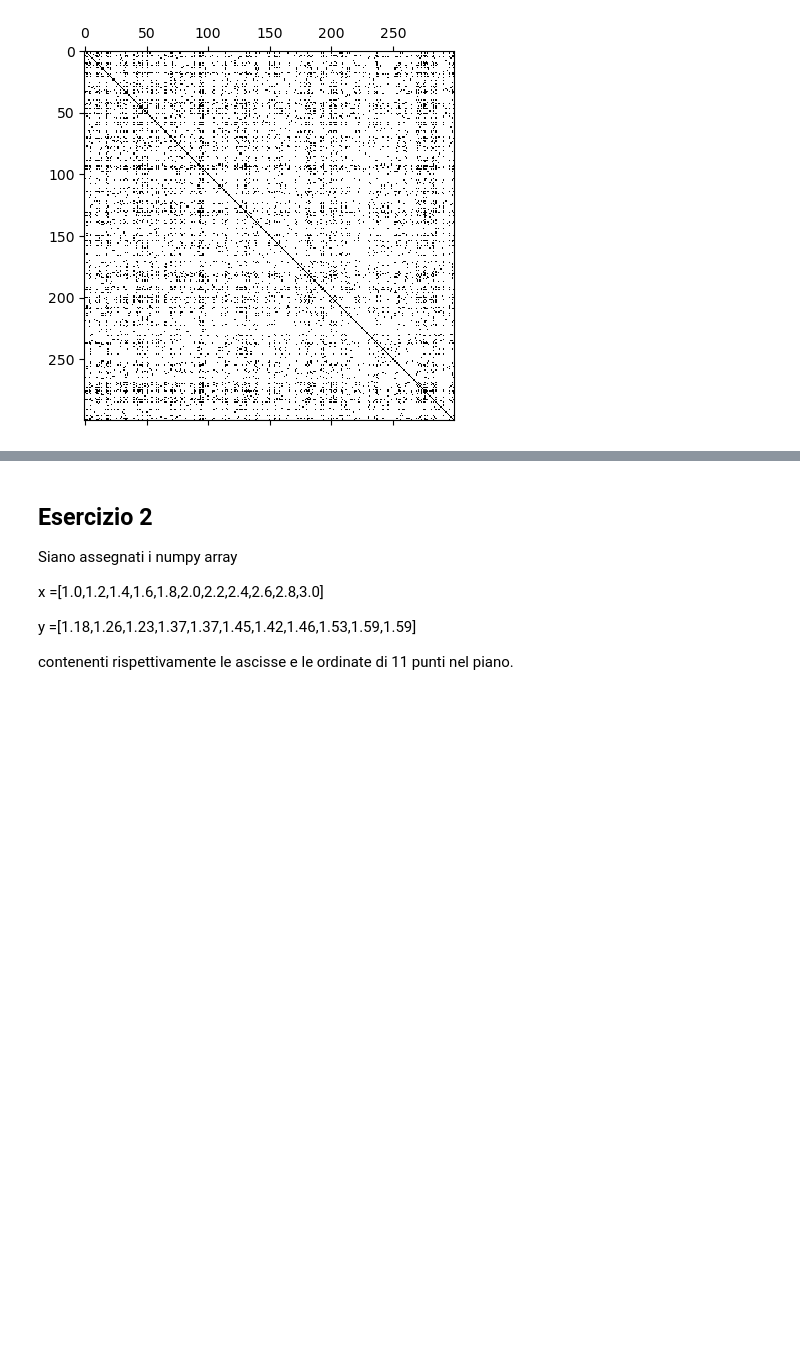
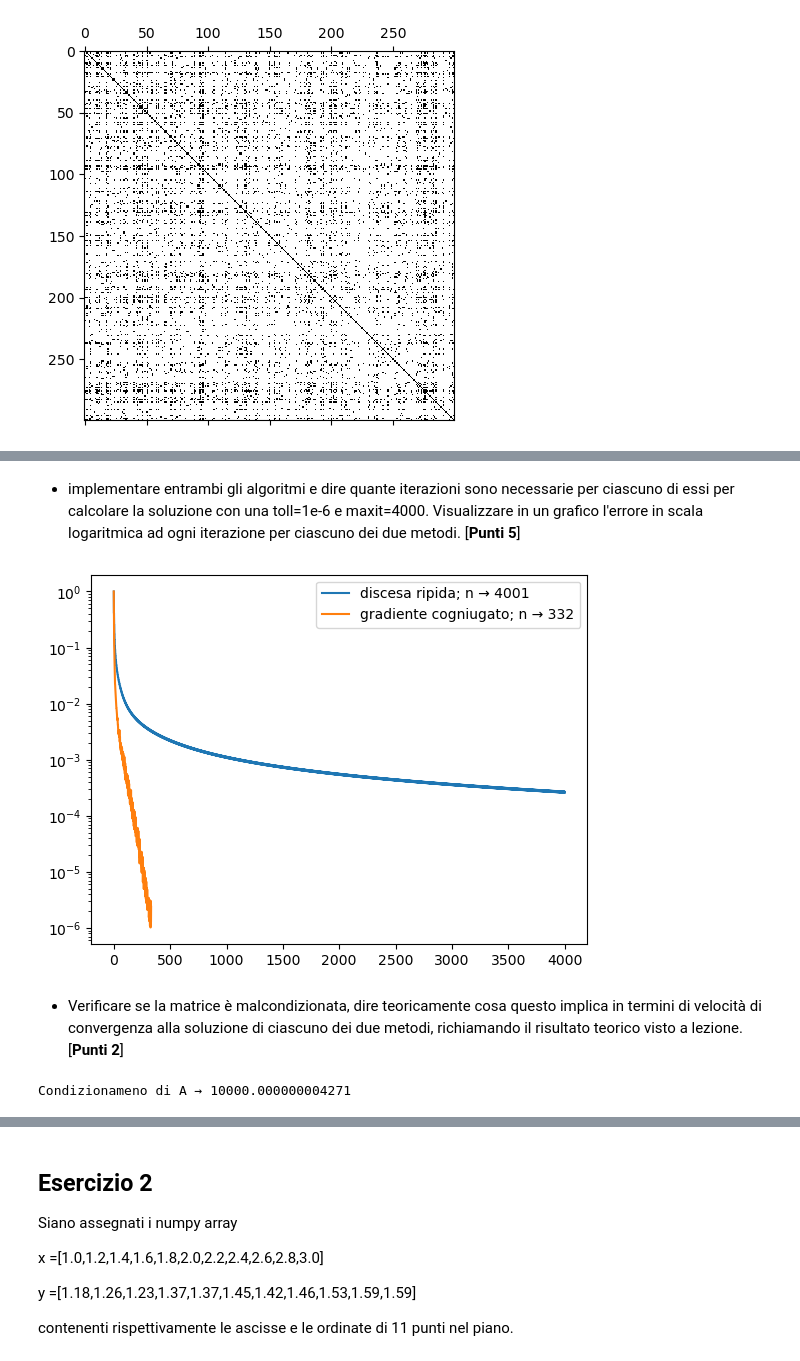
Before and after one commit to KeegTheBoi/metodi_numerici_es, a Jupyter notebook: Exam Attempts/Simulazione_I/Simulazione_Esame_I.ipynb, the cells around one changed output, grey strips where cells are left out. Drawn from its saved outputs; the diff is of its cells as text; code cells hidden in the pictures; blank space fills up the shorter version.

```diff
--- a/Exam Attempts/Simulazione_I/Simulazione_Esame_I.ipynb
+++ b/Exam Attempts/Simulazione_I/Simulazione_Esame_I.ipynb
@@ -62,0 +34,60 @@ Per la lettura dei dati procedere nel seguente modo:
+# %% [markdown]
+ - implementare entrambi gli algoritmi e dire quante iterazioni sono necessarie per ciascuno di essi  per calcolare la soluzione con una toll=1e-6 e maxit=4000. Visualizzare in un grafico l'errore in scala logaritmica ad ogni iterazione per ciascuno dei due metodi. [**Punti 5**]
+# %%
+from itertools import takewhile
+from numpy.linalg import norm
+
+def iterate(func, start):
+    while True:
+        yield start
+        start = func(*start)
+
+def steep(A, b, dir, alfa, toll=1e-6, itmax=4000):
+    x0 = np.zeros_like(b)
+    r = A @ x0 - b
+    err = lambda n, d: norm(n)/norm(d)
+
+    stop_criteria = lambda i, args: i < itmax and err(args[1],b) > toll
+    def passo(x, r, p):
+        a = alfa(A, r, p)
+        nr = r + a * (A.T @ p)
+        return x+a*p, nr, dir(nr, r, p)
+
+    iter = iterate(passo, (x0, r, -r))
+    arr = list(dict(takewhile(lambda param: stop_criteria(*param), enumerate(iter))).values()) + [next(iter)]
+
+    x_arr = [x for x, _, p in arr]
+    return x_arr[-1], len(x_arr), [err(r, b) for _, r, p in arr]
+
+def steepest(A, b):
+    alfa = lambda A, r, p: -r.T @ p / (A.T @ p @ p)
+    dir = lambda nr, r, p: -r
+    return steep(A, b, dir, alfa)
+
+def conj(A, b):
+    alfa = lambda A, r, p: r.T @ r / (A.T @ p @ p)
+    def dir(nr, r, p):
+        gamma = (nr.T @ nr) / (r.T @ r)
+        return -nr + (gamma * p)
+
+    return steep(A, b, dir, alfa)
+
+
+def display(A, b, method, name):
+    _, it, err = method(A, b)
+    plt.semilogy(range(it), err, label=name + f'; n → {it}')
+    plt.legend()
+
+
+display(A, b, steepest, 'discesa ripida')
+display(A, b, conj, 'gradiente cogniugato')
+# %% [output]
+[figure, added]
+# %% [markdown]
+ - Verificare se la matrice è  malcondizionata, dire teoricamente cosa questo implica in termini di velocità di  convergenza alla soluzione di ciascuno dei due metodi, richiamando il risultato teorico visto a lezione. [**Punti 2**]
+# %%
+print(f'Condizionameno di A → {lin.cond(A)}')
+#Matrice mal condizionata
+#Infatti con il primo metodo non si riesce a convergere alla soluzione
+# %% [output]
+Condizionameno di A → 10000.000000004271
```
Also changed, not shown: parts of 14 cells of this notebook, 6 other files.
